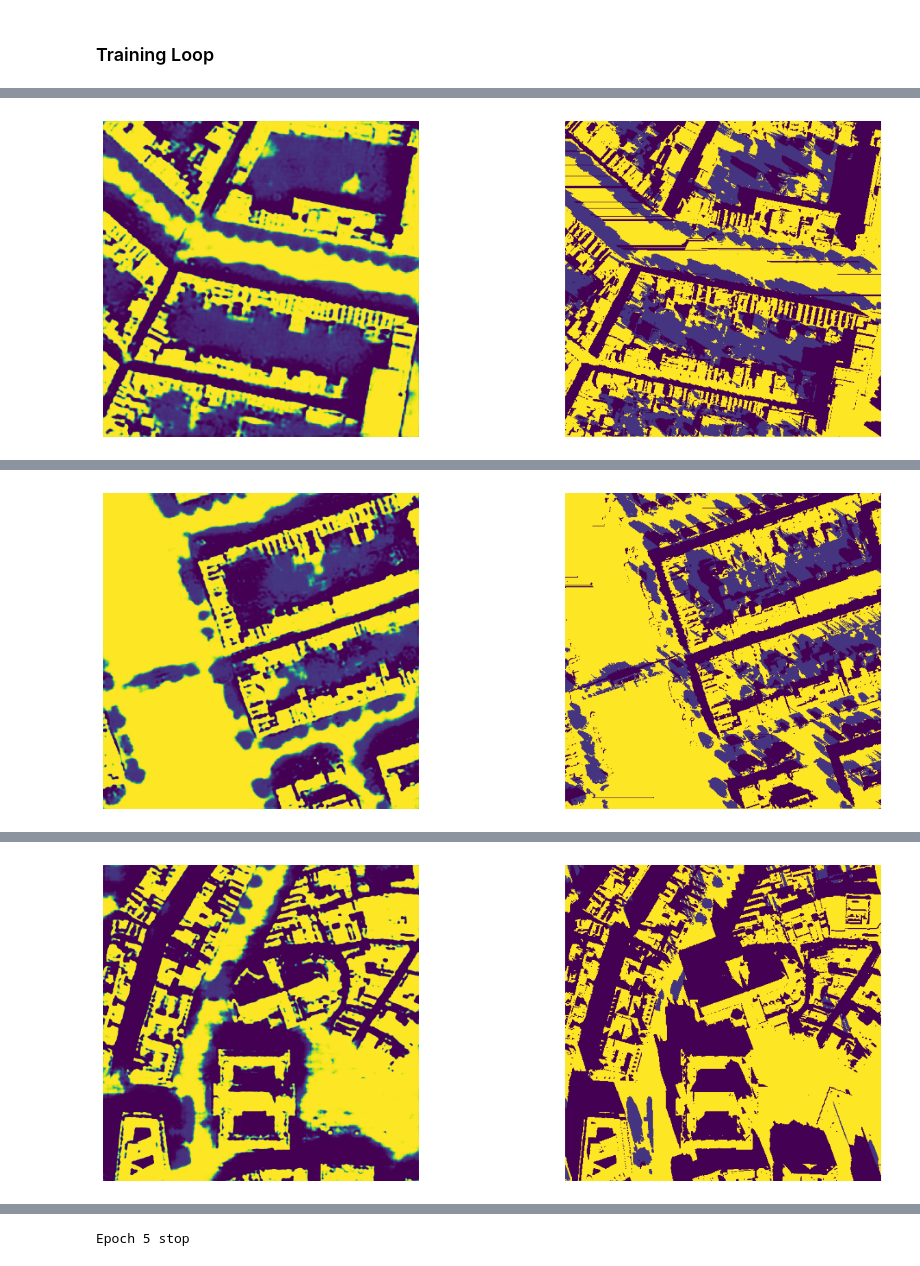
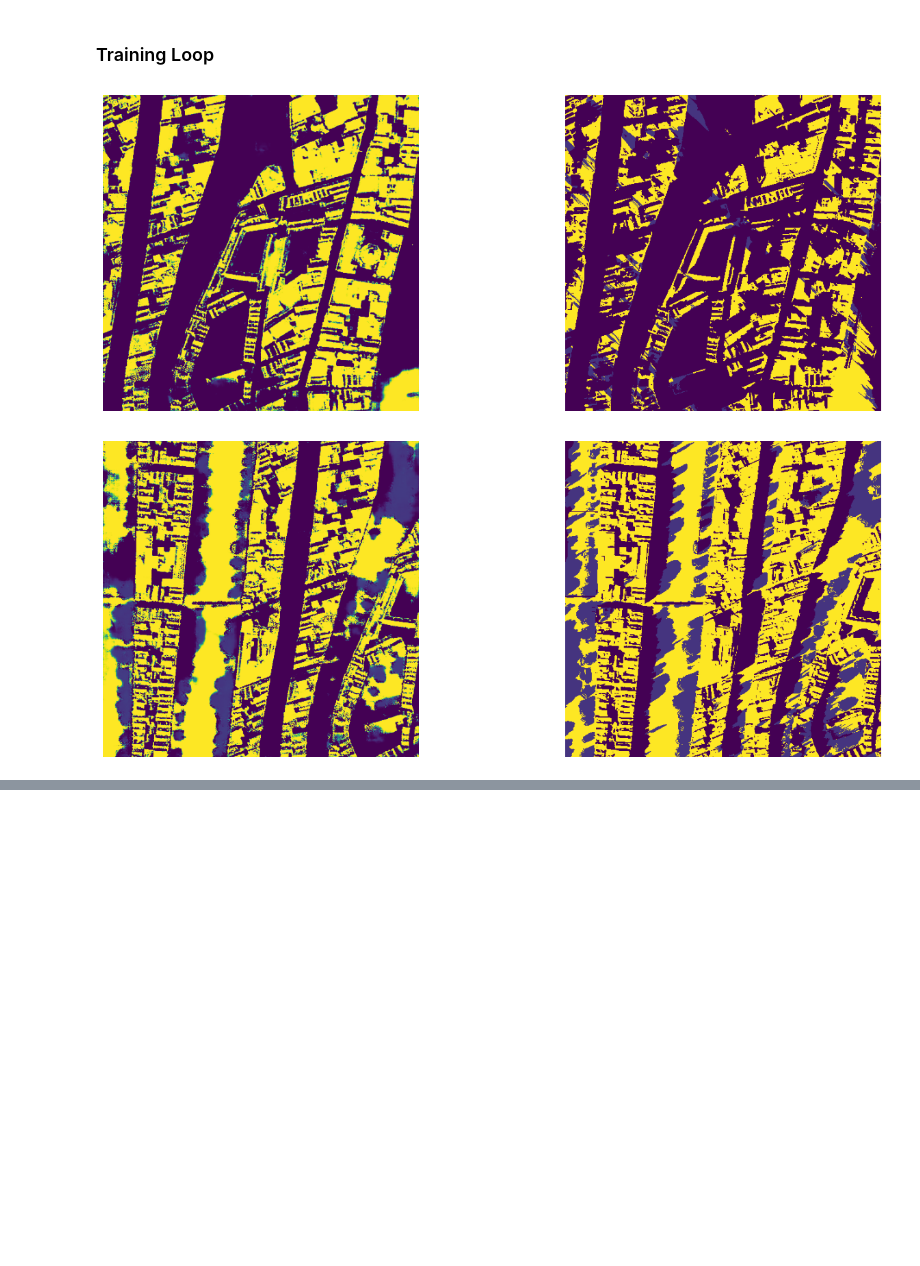
Before and after one commit to lucjonker/Shady_Shenanigans, a Jupyter notebook: notebooks/model_training.ipynb, the cells around one changed output, grey strips where cells are left out. Cells and saved outputs as stored; diff of their text form; code cells hidden in the pictures; blank space fills up the shorter version.

```diff
--- a/notebooks/model_training.ipynb
+++ b/notebooks/model_training.ipynb
@@ -39,10 +40,10 @@ if device == torch.device("cpu"):
 mps
 # %%
 # Instantiate the custom dataset
-dataset = DSMShadeDataset(CSV_PATH, TEST_TILE_PATH, TEST_SHADE_PATH, tile_size=tile_size)
+dataset = DSMShadeDataset(CSV_PATH, TEST_TILE_PATH, TEST_SHADE_PATH, tile_size=tile_size, max_cache=150)
 
 # Define train and test dataloaders
-batch_size = 16
+batch_size = 24
 validation_split = .2
 shuffle_dataset = True
 random_seed = 42
@@ -69,56 +70,67 @@ print(len(train_loader), len(validation_loader))
 # %%
 model = ShadyModel(ngpu, device)
-model.setup_models()
-# disc_loss = nn.BCELoss  # bce loss
-# disc_optimizer = optim.Adam(model.parameters(), lr=optimizer_learning_rate, betas=(optimizer_momentum, 0.999))
-gen_optimizer = optim.Adam(params=model.generator.parameters(), lr=optimizer_learning_rate, betas=(optimizer_momentum, 0.999))
+model.setup_models(state_dict_dir=STATE_DICT_DIR)
+disc_optimizer = optim.Adam(params=model.discriminator.parameters(), lr=optimizer_learning_rate,
+                            betas=(optimizer_momentum, 0.999))
+gen_optimizer = optim.Adam(params=model.generator.parameters(), lr=optimizer_learning_rate,
+                           betas=(optimizer_momentum, 0.999))
 # %% [markdown]
 ### Training Loop
 # %%
+from src.utils import Sobel
 from matplotlib import pyplot as plt
+
 
 def display_res(result, target):
     result_cpu = result.cpu().detach()
     target_cpu = target.cpu().detach()
 
     plt.figure(figsize=(16, 6))
     plt.subplot(1, 2, 1)
     result = result_cpu[0]
     plt.imshow(result.squeeze().numpy())
     plt.axis('off')
 
     plt.subplot(1, 2, 2)
     result = target_cpu[0]
     plt.imshow(result.squeeze().numpy())
     plt.axis('off')
 
     plt.set_cmap("viridis")
     plt.show()
 
+
+sobel = Sobel(device)
+y_hat = None
+target = None
 # Todo include epochs
 for epoch in range(epochs):
-    if epoch == 5:
-        print("Epoch 5 stop")
+    if y_hat is not None and target is not None:
+        display_res(y_hat, target)
+
+    if epoch == 2:
+        print("Epoch 2 stop")
         break
     for i, data in enumerate(train_loader, 0):
         source = data["source"]
         target = data["target"]
         source, target = source.to(device), target.to(device)
-        ### FORWARD PASS ###
+
+        ### DISCRIMINATOR TRAINING LOOP ###
+        disc_optimizer.zero_grad()
         y_hat = model.generator(source)
+        discriminator_real = model.discriminator(source, target)
+        discriminator_generated = model.discriminator(source, y_hat)
+        disc_loss = loss_functions.discriminator_loss(discriminator_real, discriminator_generated)
+        disc_loss.backward(retain_graph=True)
+        disc_optimizer.step()
 
-        ### LOSS CALCULATION ###
-        loss = model.discriminator(y_hat, target)
-
-        ### BACKPROPAGATION ###
+        ### GENERATOR TRAINING LOOP ###
         gen_optimizer.zero_grad()
-        loss.backward()
+        discriminator_output = model.discriminator(source, y_hat)
+        gen_loss = loss_functions.generator_loss(discriminator_output, y_hat, target, LAMBDA, sobel)
+        gen_loss.backward()
         gen_optimizer.step()
-
-        # Todo: How does discriminator optimization look, same time?
-
-        # TODO: TESTING IF PIPELINE WORKS AT ALL
-        if i == 1200:
-            print(f"Epoch {epoch} | Loss {loss.item():.4f}")
-            display_res(y_hat, target)
 # %% [output]
+[figure, new version]
+[figure, new version]
@@ -126 +137,0 @@ Epoch 0 | Loss 0.2414
-[figure, old version]
@@ -128 +137,0 @@ Epoch 1 | Loss 0.2015
-[figure, old version]
@@ -130 +137,0 @@ Epoch 2 | Loss 0.1898
-[figure, removed]
@@ -135,2 +138 @@ Epoch 4 | Loss 0.1508
-Epoch 5 stop
 # %%
```
Also changed, not shown: parts of 4 cells of this notebook, 7 other files.
